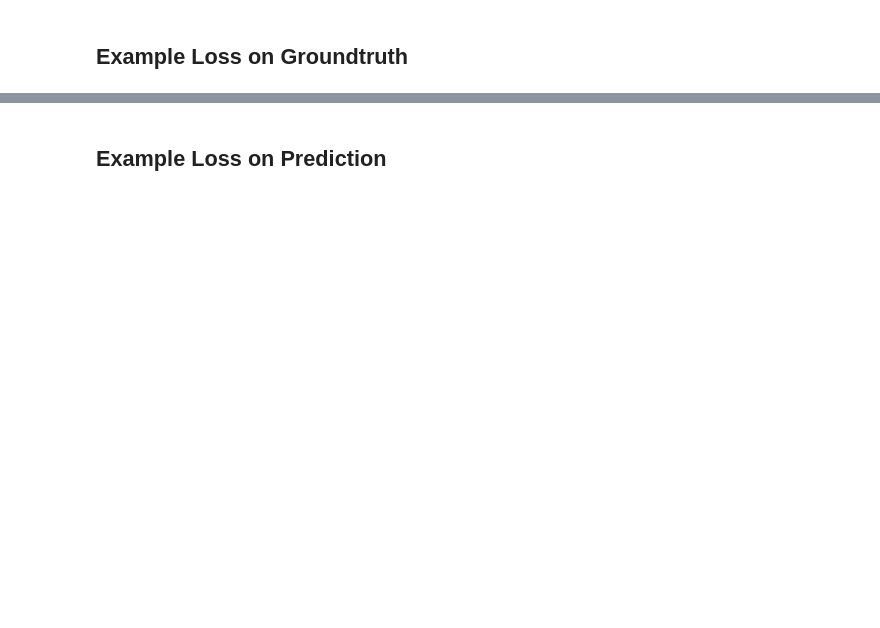
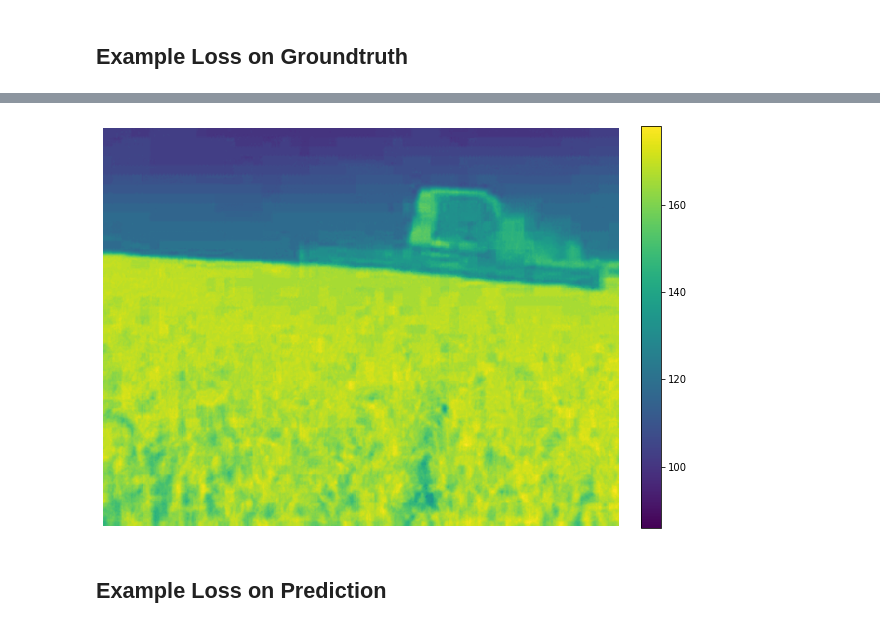
Before and after one commit to dketterer/colorization, a Jupyter notebook: ColorConsistencyLossExamples.ipynb, the cells around one changed output, grey strips where cells are left out. Cells and saved outputs as stored; diff of their text form; code cells hidden in the pictures; blank space fills up the shorter version.

```diff
--- a/ColorConsistencyLossExamples.ipynb
+++ b/ColorConsistencyLossExamples.ipynb
@@ -229,3 +229,12 @@ Loss: 3.2642019
+# %%
+fig, ax = plt.subplots(figsize=(10, 8))
+cb = ax.imshow(ab[1, :, :], vmin=ab.min(), vmax=ab.max())
+ax.set_axis_off()
+fig.colorbar(cb, ax=ax, fraction=0.036, pad=0.04)
+ax.autoscale_view()
+plt.savefig('example_b_channel.png')
+# %% [output]
+[figure, added]
 # %% [markdown]
 ## Example Loss on Prediction
 # %%
```
Also changed, not shown: parts of 7 cells of this notebook, 2 other files.
